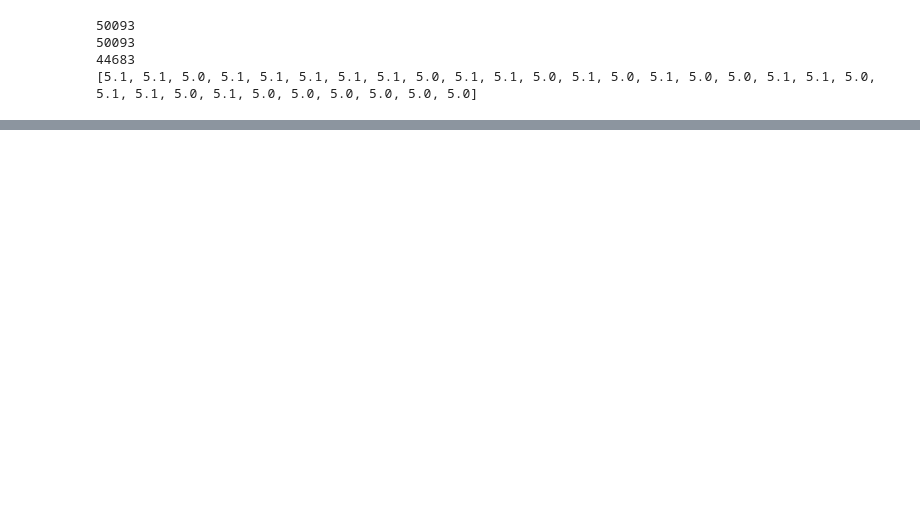
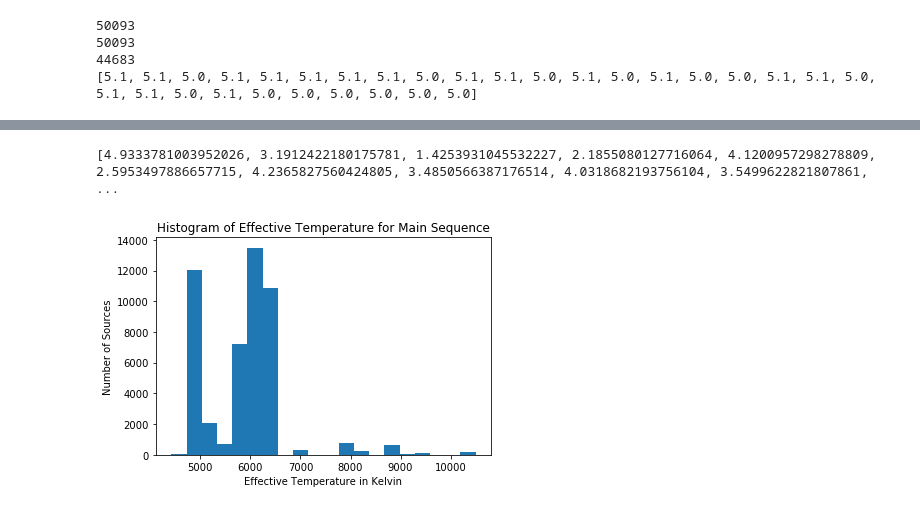
Before and after one commit to leemundy/GAIA, a Jupyter notebook: Work-Areas/khall/notebook/Data/StanCat Work.ipynb, the cells around one changed output, grey strips where cells are left out. Drawn from its saved outputs; the diff is of its cells as text; code cells hidden in the pictures; blank space fills up the shorter version.

```diff
--- a/Work-Areas/khall/notebook/Data/StanCat Work.ipynb
+++ b/Work-Areas/khall/notebook/Data/StanCat Work.ipynb
@@ -28,3 +29,8 @@ WARNING: W30: Tgas200_Wright2003_2MASS_FinCat_out.vot:3474:8: W30: Invalid liter
 WARNING: W30: Tgas200_Wright2003_2MASS_FinCat_out.vot:3475:8: W30: Invalid literal for float 'NA'.  Treating as empty. [astropy.io.votable.converters]
 WARNING: W30: Tgas200_Wright2003_2MASS_FinCat_out.vot:5202:8: W30: Invalid literal for float 'NA'.  Treating as empty. (suppressing further warnings of this type...) [astropy.io.votable.converters]
 ['col1', 'angDist', 'd_arcsec', 'X_RAJ2000', 'X_DEJ2000', 'HIP', 'TYC2', 'Source', 'RA_ICRS', 'e_RA_ICRS', 'DE_ICRS', 'e_DE_ICRS', 'Plx', 'e_Plx', 'pmRA', 'e_pmRA', 'pmDE', 'e_pmDE', 'Dup', 'X.FG.', ' ...
+# %%
+v = []
+for i in range(Vmag):
+    v.append(Vmag[i])
+print(Vmag[0:100])
@@ -69,6 +79,7 @@ plt.show()
 SpType = t['SpType']
 Sp = [0.0]*len(SpType)
 SpV = []
+SPIII = []
 for i in range(0,len(SpType)):
     Spc = SpType[i].decode()
     if(len(Spc) > 2):
@@ -93,6 +104,8 @@ for i in range(0,len(SpType)):
 for i in range(0,len(Sp)):
     if(Sp[i] == 5 or Sp[i] == 5.1):
         SpV.append(Sp[i])
+    if(Sp[i] ==3 ):
+        SpIII.append(Sp[i])
 print(len(SpType))
 print(len(Sp))
 print(len(SpV))
@@ -104,0 +154,35 @@ print(SpV[0:30])
+# %%
+GmagV = []
+VmagV = []
+KmagV = []
+HmagV = []
+JmagV = []
+TotalV = 0
+for i in range(len(Sp)):
+    if('5.0' in str(Sp[i]) or '5.1' in str(Sp[i])):
+        GmagV.append(AbsGmag[i])
+        VmagV.append(AbsVmag[i])
+        KmagV.append(AbsKmag[i])
+        HmagV.append(AbsHmag[i])
+        JmagV.append(AbsJmag[i])
+        TotalV = TotalV + 1
+#print('There are ', TotalV, 'Main Sequence stars')
+#print(np.mean(VmagV))
+print(GmagV[0:20])
+# %% [output]
+[4.9333781003952026, 3.1912422180175781, 1.4253931045532227, 2.1855080127716064, 4.1200957298278809, 2.5953497886657715, 4.2365827560424805, 3.4850566387176514, 4.0318682193756104, 3.5499622821807861, ...
+# %%
+Temps= []
+for i in Teff:
+    if(Sp[i] in SpV):
+        Temps.append(Teff[i])
+
+
+bins = 20
+plt.xlabel("Effective Temperature in Kelvin")
+plt.ylabel("Number of Sources")
+plt.title("Histogram of Effective Temperature for Main Sequence")
+pltemp=plt.hist(Temps,bins)
+plt.show()
+# %% [output]
+[figure, added]
```
Also changed, not shown: parts of 12 cells of this notebook.
